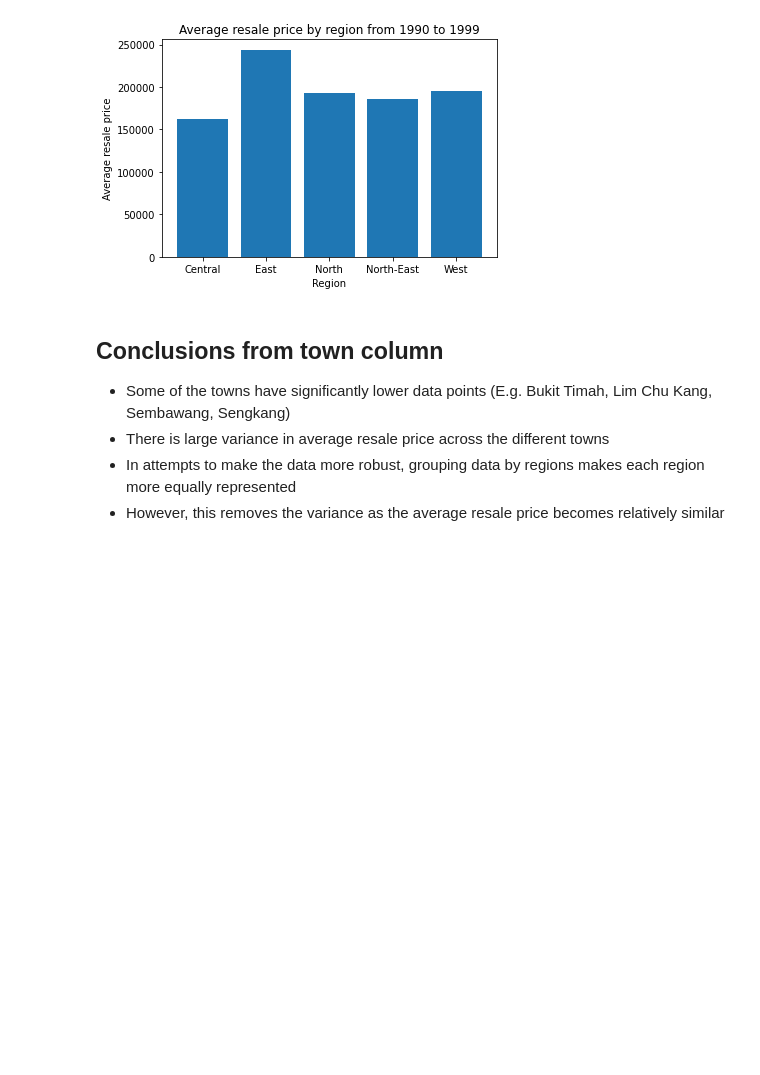
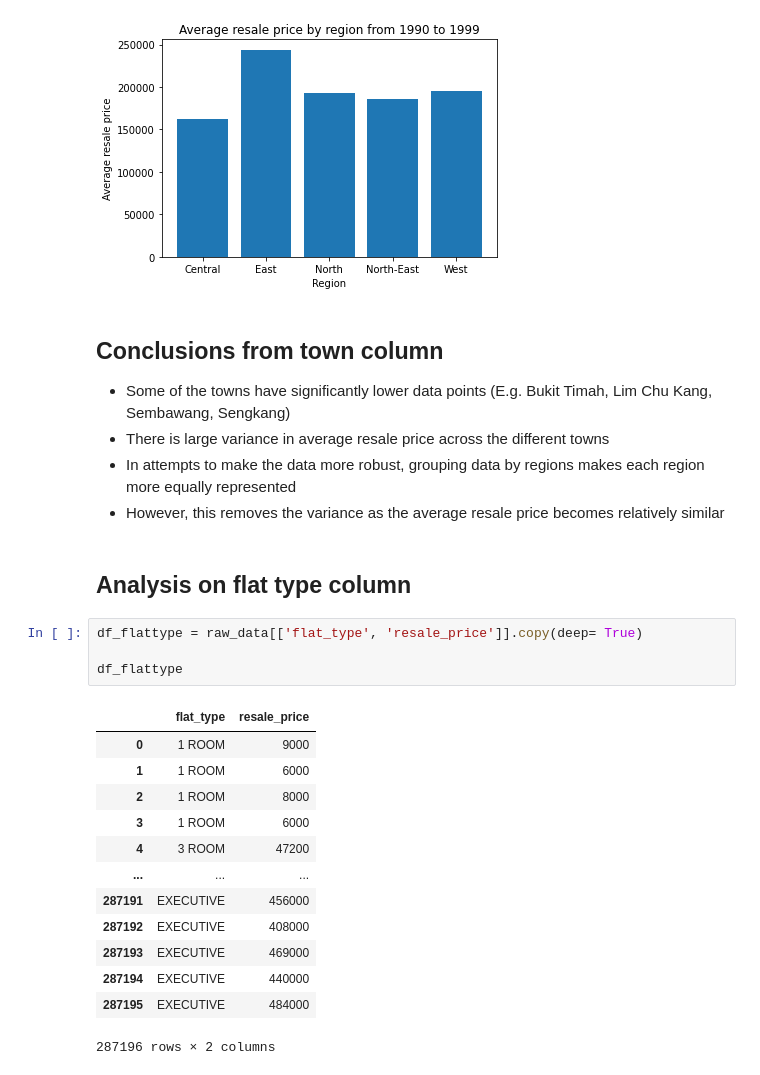
Before and after one commit to Zheng-Xuan/Singapore-resale-flat-price-prediction, a Jupyter notebook: EDA.ipynb, the cells around one changed output. Cells and saved outputs as stored; diff of their text form; blank space fills up the shorter version.

```diff
--- a/EDA.ipynb
+++ b/EDA.ipynb
@@ -278,3 +278,23 @@ plt.show()
 * There is large variance in average resale price across the different towns
 * In attempts to make the data more robust, grouping data by regions makes each region more equally represented
 * However, this removes the variance as the average resale price becomes relatively similar
+# %% [markdown]
+## Analysis on flat type column
+# %%
+df_flattype = raw_data[['flat_type', 'resale_price']].copy(deep= True)
+
+df_flattype
+# %% [output]
+|  | flat_type | resale_price |
+| 0 | 1 ROOM | 9000 |
+| 1 | 1 ROOM | 6000 |
+| 2 | 1 ROOM | 8000 |
+| 3 | 1 ROOM | 6000 |
+| 4 | 3 ROOM | 47200 |
+| ... | ... | ... |
+| 287191 | EXECUTIVE | 456000 |
+| 287192 | EXECUTIVE | 408000 |
+| 287193 | EXECUTIVE | 469000 |
+| 287194 | EXECUTIVE | 440000 |
+| 287195 | EXECUTIVE | 484000 |
+287196 rows × 2 columns
```
Also changed, not shown: parts of 3 cells of this notebook, 1 other file.
